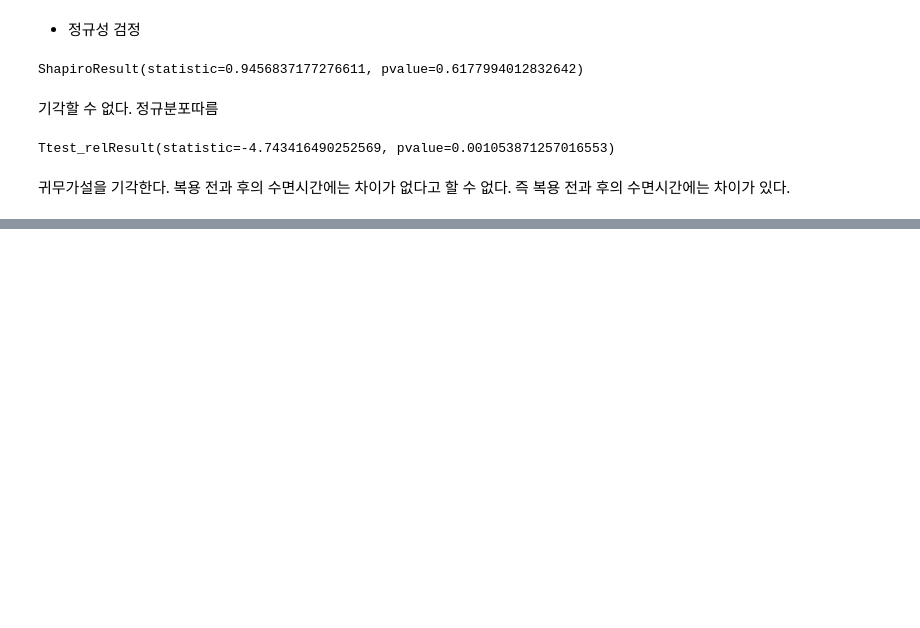
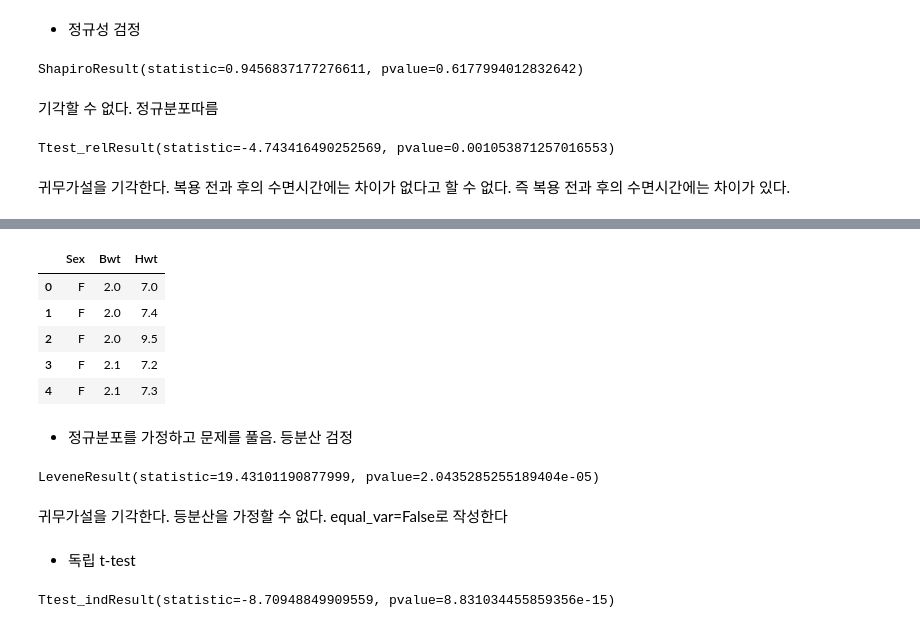
Before and after one commit to teng-ny/ADPStudy, a Jupyter notebook: 통계분석/T, 카이제곱 검정.ipynb, the cells around one changed output, grey strips where cells are left out. Cells and saved outputs as stored; diff of their text form; code cells hidden in the pictures; blank space fills up the shorter version.

```diff
--- a/통계분석/T, 카이제곱 검정.ipynb
+++ b/통계분석/T, 카이제곱 검정.ipynb
@@ -244,0 +306,27 @@ Ttest_relResult(statistic=-4.743416490252569, pvalue=0.001053871257016553)
+# %%
+import pandas as pd
+cats=pd.read_csv('cats.csv')
+cats.head()
+# %% [output]
+|  | Sex | Bwt | Hwt |
+| 0 | F | 2.0 | 7.0 |
+| 1 | F | 2.0 | 7.4 |
+| 2 | F | 2.0 | 9.5 |
+| 3 | F | 2.1 | 7.2 |
+| 4 | F | 2.1 | 7.3 |
+# %% [markdown]
+- 정규분포를 가정하고 문제를 풀음. 등분산 검정
+# %%
+female=cats.loc[cats['Sex']=='F', 'Bwt']
+male=cats.loc[cats['Sex']=='M', 'Bwt']
+stats.levene(female, male)
+# %% [output]
+LeveneResult(statistic=19.43101190877999, pvalue=2.0435285255189404e-05)
+# %% [markdown]
+귀무가설을 기각한다. 등분산을 가정할 수 없다. equal_var=False로 작성한다
+# %% [markdown]
+- 독립 t-test
+# %%
+stats.ttest_ind(female, male, equal_var=False)
+# %% [output]
+Ttest_indResult(statistic=-8.70948849909559, pvalue=8.831034455859356e-15)
```
Also changed, not shown: parts of 52 cells of this notebook.
